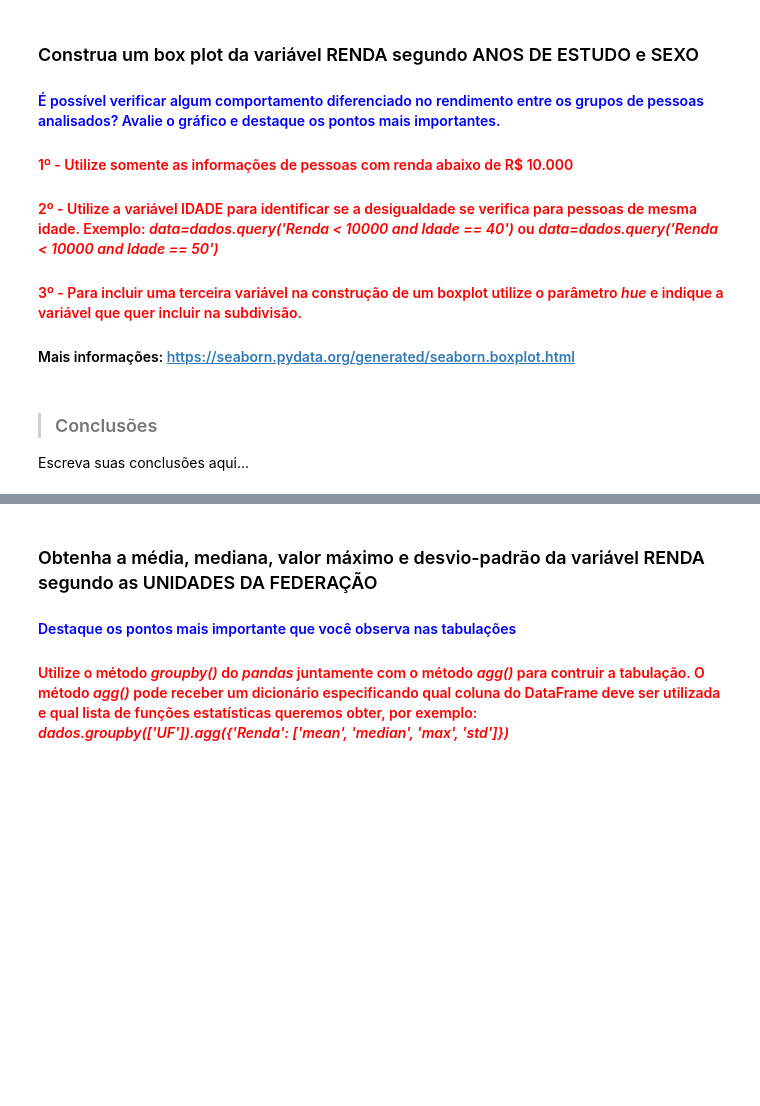
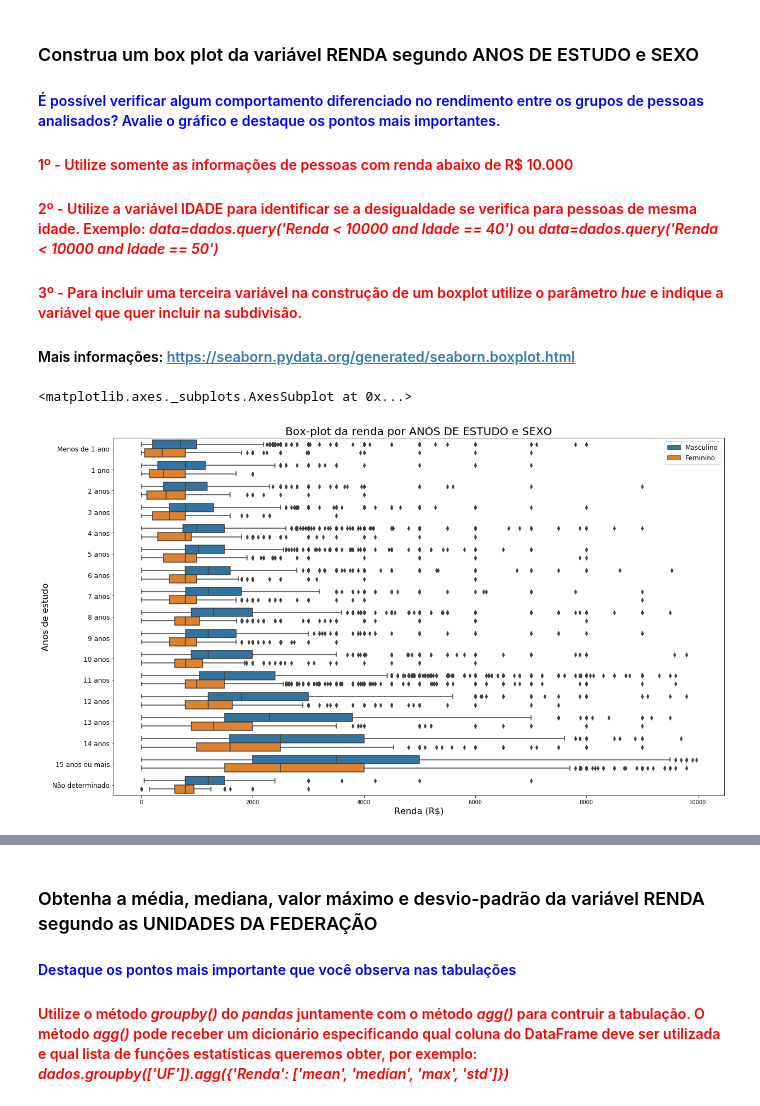
Before and after one commit to ViniViniAntunes/Analise-descritiva-PNAD-2015, a Jupyter notebook: Análise_Descritiva.ipynb, the cells around one changed output, grey strips where cells are left out. Drawn from its saved outputs; the diff is of its cells as text; code cells hidden in the pictures; blank space fills up the shorter version.

```diff
--- a/Análise_Descritiva.ipynb
+++ b/Análise_Descritiva.ipynb
@@ -546,7 +611,53 @@ from scipy import stats
 #### <font color='red'>2º - Utilize a variável IDADE para identificar se a desigualdade se verifica para pessoas de mesma idade. Exemplo: <i>data=dados.query('Renda < 10000 and Idade == 40')</i> ou <i>data=dados.query('Renda < 10000 and Idade == 50')</i></font>
 #### <font color='red'>3º - Para incluir uma terceira variável na construção de um boxplot utilize o parâmetro <i>hue</i> e indique a variável que quer incluir na subdivisão.</font>
 #### Mais informações: https://seaborn.pydata.org/generated/seaborn.boxplot.html
-# %% [markdown]
-> ### Conclusões
-
-Escreva suas conclusões aqui...
+# %%
+box_plot_renda_por_estudo_e_cor = sns.boxplot(x = 'Renda', y = 'Anos de Estudo', hue = 'Sexo', data = dados.query('Renda < 10000'), orient = 'h')
+
+# Ajustando o tamanho da imagem
+box_plot_renda_por_estudo_e_cor.figure.set_size_inches(20, 12)
+
+# Definindo o título do gráfico
+box_plot_renda_por_estudo_e_cor.set_title('Box-plot da renda por ANOS DE ESTUDO e SEXO', fontsize = 20)
+
+# Configurando o eixo x
+box_plot_renda_por_estudo_e_cor.set_xlabel('Renda (R$)', fontsize = 16)
+
+# As diferentes opções patra a variável anos de estudo
+estudo = [
+  'Menos de 1 ano',
+  '1 ano',
+  '2 anos',
+  '3 anos',
+  '4 anos',
+  '5 anos',
+  '6 anos',
+  '7 anos',
+  '8 anos',
+  '9 anos',
+  '10 anos',
+  '11 anos',
+  '12 anos',
+  '13 anos',
+  '14 anos',
+  '15 anos ou mais',
+  'Não determinado'
+]
+
+
+# Configurando o eixo y
+box_plot_renda_por_estudo_e_cor.set_ylabel('Anos de estudo', fontsize = 16, )
+box_plot_renda_por_estudo_e_cor.set_yticklabels(estudo, fontsize = 12)
+
+# Configurando legenda do gráfico (Sexo)
+legenda, _ = box_plot_renda_por_estudo_e_cor.get_legend_handles_labels()
+box_plot_renda_por_estudo_e_cor.legend(legenda, [
+                                                 'Masculino',
+                                                 'Feminino'
+                                                ], fontsize = 12)
+
+# Plotar o gráfico
+box_plot_renda_por_estudo_e_cor
+# %% [output]
+<matplotlib.axes._subplots.AxesSubplot at 0x...>
+[figure, added]
```
Also changed, not shown: parts of 9 cells of this notebook.
